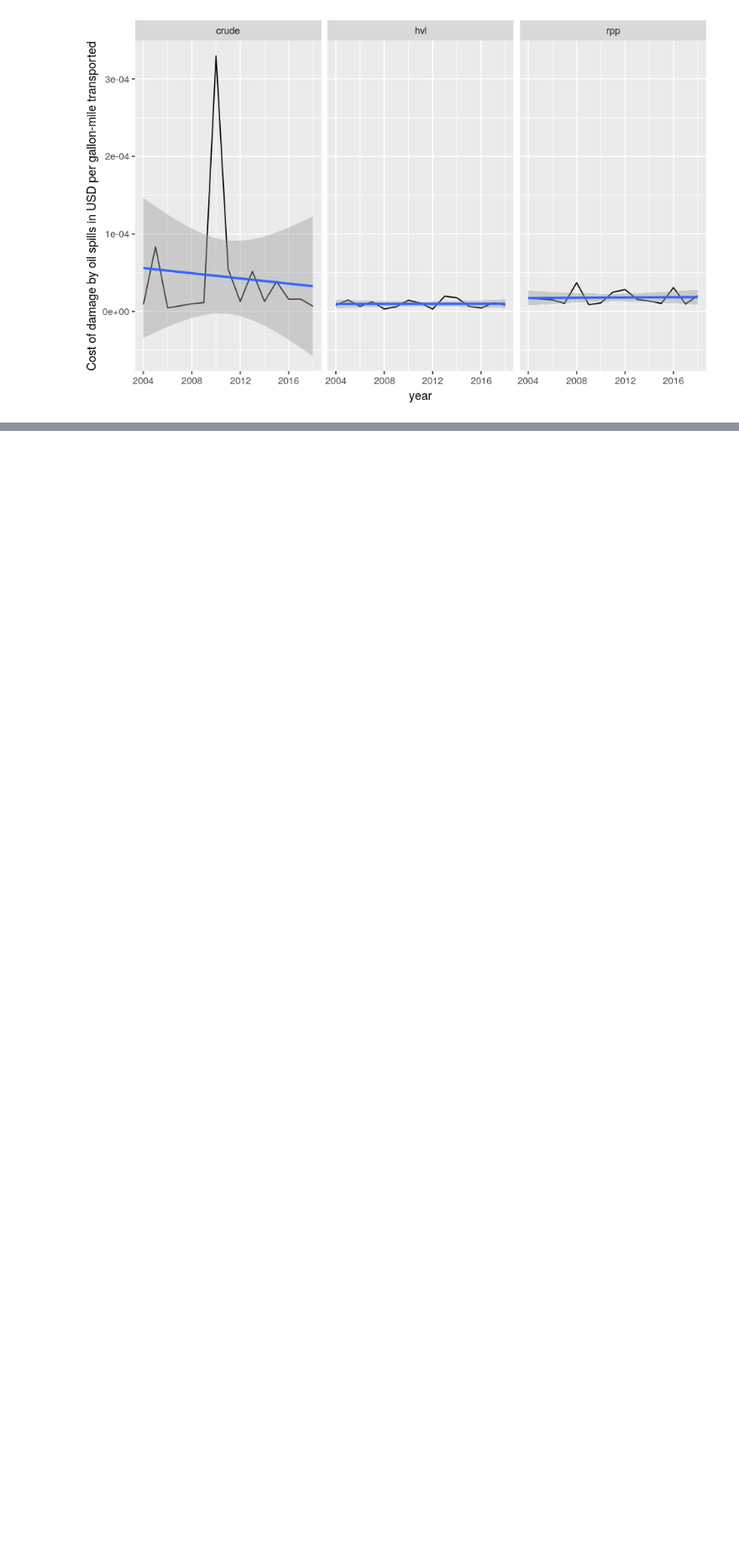
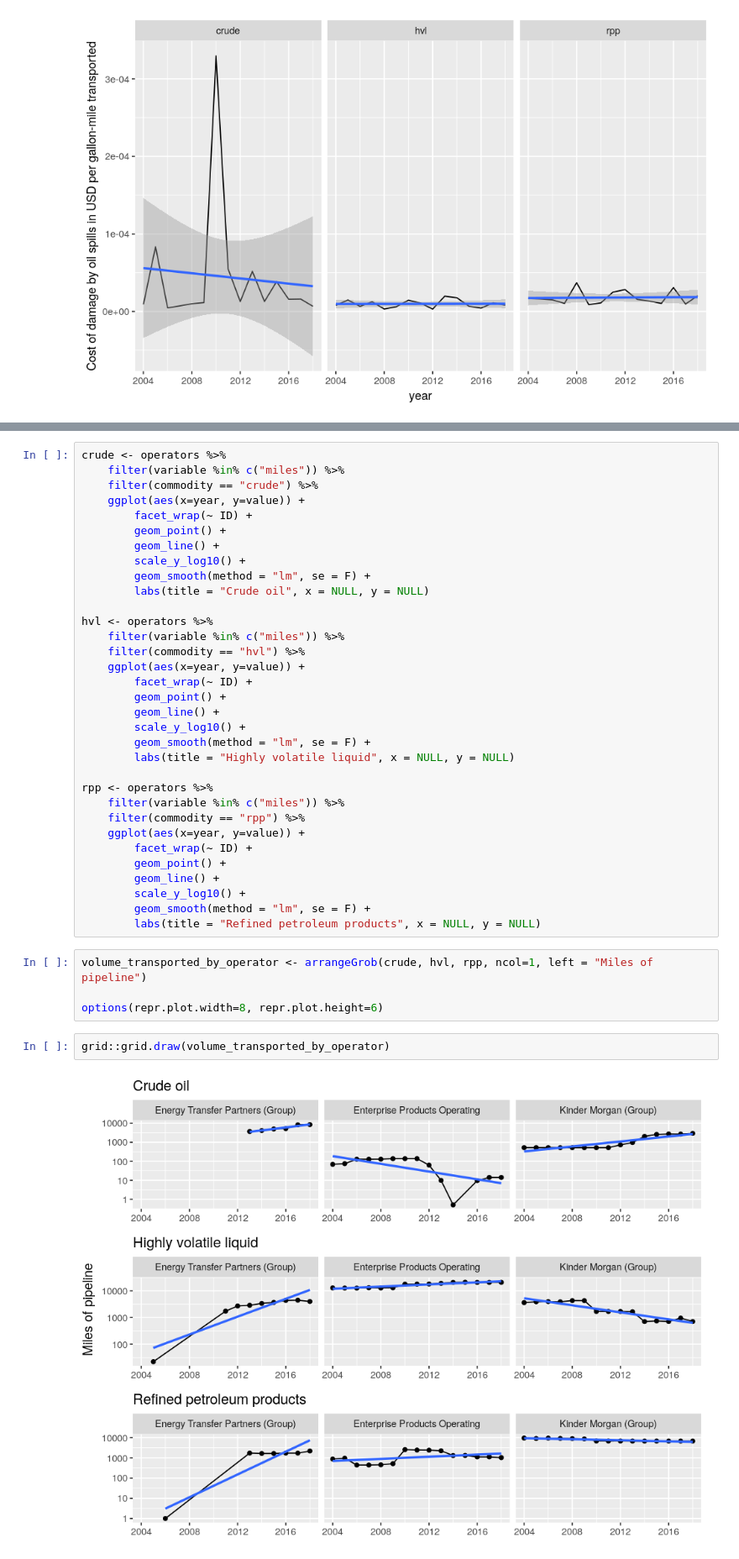
Before and after one commit to julianbarg/spills, a Jupyter notebook: presentations/rpm_2020-03-xx/rpm_2020-03-xx.ipynb, the cells around one changed output, grey strips where cells are left out. Shown at 84% size. Saved outputs shown, nothing was run; the diff lists cells and outputs as text; blank space fills up the shorter version.

```diff
--- a/presentations/rpm_2020-03-xx/rpm_2020-03-xx.ipynb
+++ b/presentations/rpm_2020-03-xx/rpm_2020-03-xx.ipynb
@@ -222,0 +354,41 @@ pipelines_y_c %>%
+# %%
+crude <- operators %>%
+    filter(variable %in% c("miles")) %>%
+    filter(commodity == "crude") %>%
+    ggplot(aes(x=year, y=value)) +
+        facet_wrap(~ ID) +
+        geom_point() +
+        geom_line() +
+        scale_y_log10() +
+        geom_smooth(method = "lm", se = F) +
+        labs(title = "Crude oil", x = NULL, y = NULL)
+
+hvl <- operators %>%
+    filter(variable %in% c("miles")) %>%
+    filter(commodity == "hvl") %>%
+    ggplot(aes(x=year, y=value)) +
+        facet_wrap(~ ID) +
+        geom_point() +
+        geom_line() +
+        scale_y_log10() +
+        geom_smooth(method = "lm", se = F) +
+        labs(title = "Highly volatile liquid", x = NULL, y = NULL)
+
+rpp <- operators %>%
+    filter(variable %in% c("miles")) %>%
+    filter(commodity == "rpp") %>%
+    ggplot(aes(x=year, y=value)) +
+        facet_wrap(~ ID) +
+        geom_point() +
+        geom_line() +
+        scale_y_log10() +
+        geom_smooth(method = "lm", se = F) +
+        labs(title = "Refined petroleum products", x = NULL, y = NULL)
+# %%
+volume_transported_by_operator <- arrangeGrob(crude, hvl, rpp, ncol=1, left = "Miles of pipeline")
+
+options(repr.plot.width=8, repr.plot.height=6)
+# %%
+grid::grid.draw(volume_transported_by_operator)
+# %% [output]
+[figure, added]
```
Also changed, not shown: parts of 20 cells of this notebook, 2 other files.
